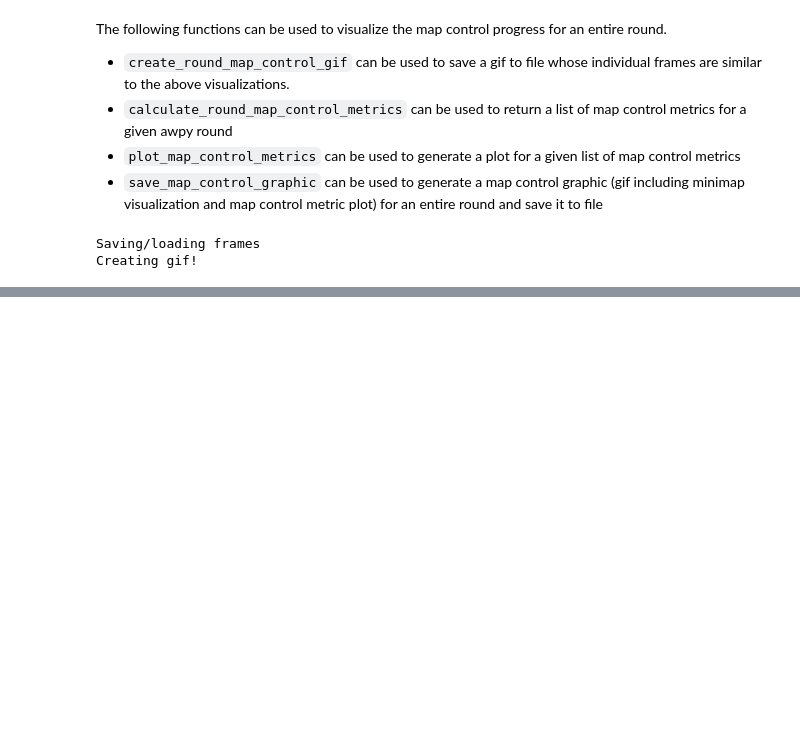
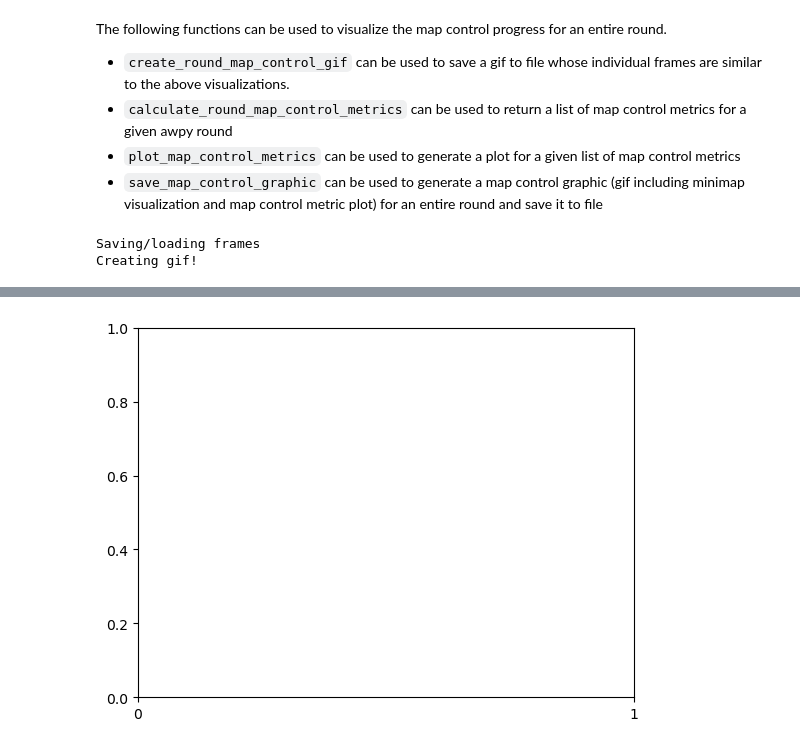
Before and after one commit to pnxenopoulos/awpy, a Jupyter notebook: examples/05_Map_Control_Calculations_And_Visualizations.ipynb, the cells around one changed output, grey strips where cells are left out. Saved outputs shown, nothing was run; the diff lists cells and outputs as text; code cells hidden in the pictures; blank space fills up the shorter version.

```diff
--- a/examples/05_Map_Control_Calculations_And_Visualizations.ipynb
+++ b/examples/05_Map_Control_Calculations_And_Visualizations.ipynb
@@ -108,0 +127,4 @@ Saving map control graphic gif
+# %%
+fig
+# %% [output]
+[figure, added]
```
Also changed, not shown: parts of 8 cells of this notebook, 4 other files.
